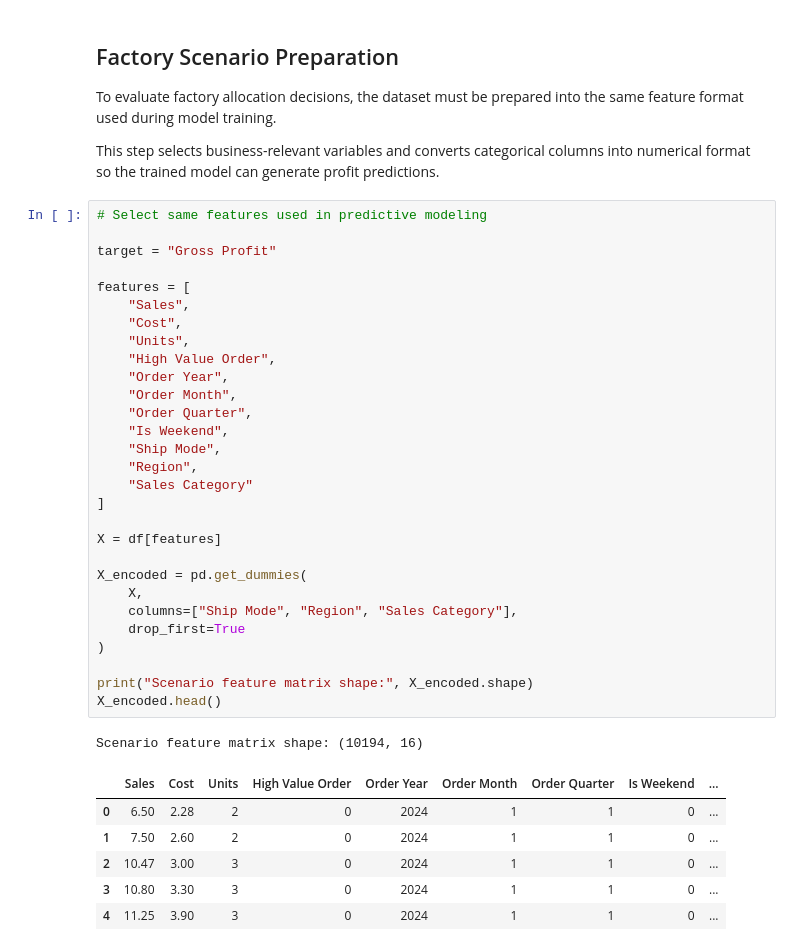
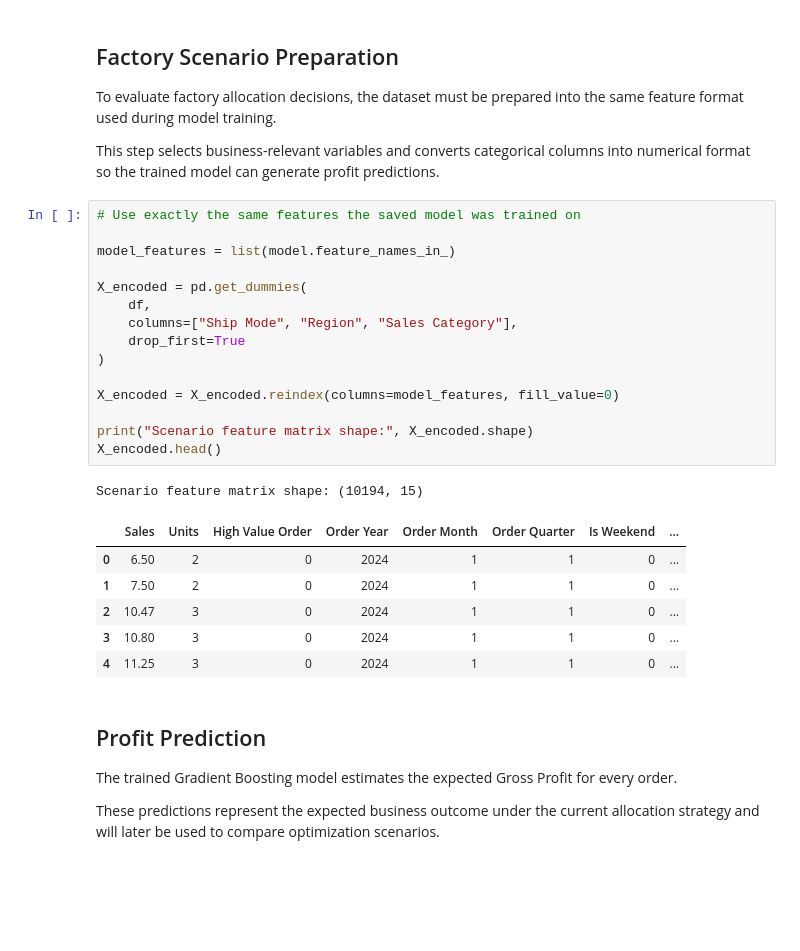
Before and after one commit to AN-ai-del/nassau-candy-factory-optimization, a Jupyter notebook: notebooks/05_Factory_Optimization.ipynb, the cells around one changed output. Saved outputs shown, nothing was run; the diff lists cells and outputs as text; blank space fills up the shorter version.

```diff
--- a/notebooks/05_Factory_Optimization.ipynb
+++ b/notebooks/05_Factory_Optimization.ipynb
@@ -46,39 +46,31 @@ To evaluate factory allocation decisions, the dataset must be prepared into the
 
 This step selects business-relevant variables and converts categorical columns into numerical format so the trained model can generate profit predictions.
 # %%
-# Select same features used in predictive modeling
+# Use exactly the same features the saved model was trained on
 
-target = "Gross Profit"
-
-features = [
-    "Sales",
-    "Cost",
-    "Units",
-    "High Value Order",
-    "Order Year",
-    "Order Month",
-    "Order Quarter",
-    "Is Weekend",
-    "Ship Mode",
-    "Region",
-    "Sales Category"
-]
-
-X = df[features]
+model_features = list(model.feature_names_in_)
 
 X_encoded = pd.get_dummies(
-    X,
+    df,
     columns=["Ship Mode", "Region", "Sales Category"],
     drop_first=True
 )
 
+X_encoded = X_encoded.reindex(columns=model_features, fill_value=0)
+
 print("Scenario feature matrix shape:", X_encoded.shape)
 X_encoded.head()
 # %% [output]
-Scenario feature matrix shape: (10194, 16)
+Scenario feature matrix shape: (10194, 15)
-|  | Sales | Cost | Units | High Value Order | Order Year | Order Month | Order Quarter | Is Weekend | ... |
-| 0 | 6.50 | 2.28 | 2 | 0 | 2024 | 1 | 1 | 0 | ... |
-| 1 | 7.50 | 2.60 | 2 | 0 | 2024 | 1 | 1 | 0 | ... |
-| 2 | 10.47 | 3.00 | 3 | 0 | 2024 | 1 | 1 | 0 | ... |
-| 3 | 10.80 | 3.30 | 3 | 0 | 2024 | 1 | 1 | 0 | ... |
-| 4 | 11.25 | 3.90 | 3 | 0 | 2024 | 1 | 1 | 0 | ... |
+|  | Sales | Units | High Value Order | Order Year | Order Month | Order Quarter | Is Weekend | ... |
+| 0 | 6.50 | 2 | 0 | 2024 | 1 | 1 | 0 | ... |
+| 1 | 7.50 | 2 | 0 | 2024 | 1 | 1 | 0 | ... |
+| 2 | 10.47 | 3 | 0 | 2024 | 1 | 1 | 0 | ... |
+| 3 | 10.80 | 3 | 0 | 2024 | 1 | 1 | 0 | ... |
+| 4 | 11.25 | 3 | 0 | 2024 | 1 | 1 | 0 | ... |
+# %% [markdown]
+## Profit Prediction
+
+The trained Gradient Boosting model estimates the expected Gross Profit for every order.
+
+These predictions represent the expected business outcome under the current allocation strategy and will later be used to compare optimization scenarios.
```
Also changed, not shown: parts of 16 cells of this notebook, 1 other file.
